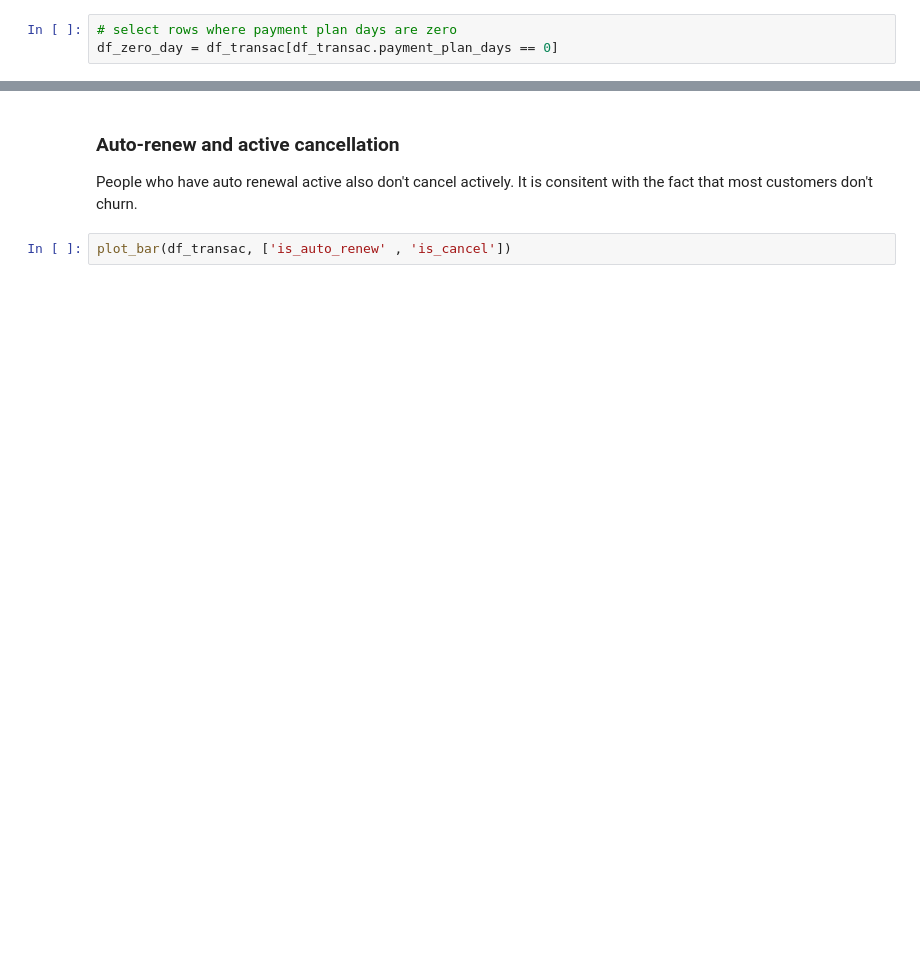
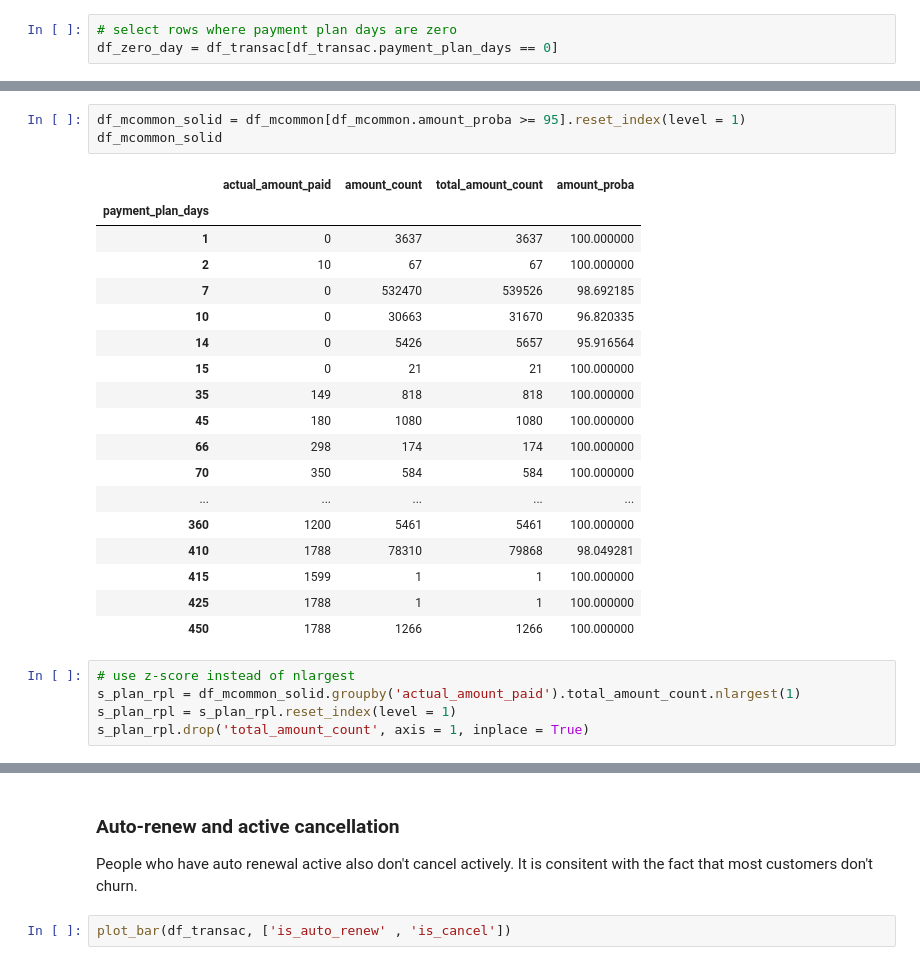
Before and after one commit to cedricherman/Churn_Prediction_KKBOX, a Jupyter notebook: notebooks/KKBOX_Data_Exploration_Transactions.ipynb, the cells around one changed output, grey strips where cells are left out. Cells and saved outputs as stored; diff of their text form; blank space fills up the shorter version.

```diff
--- a/notebooks/KKBOX_Data_Exploration_Transactions.ipynb
+++ b/notebooks/KKBOX_Data_Exploration_Transactions.ipynb
@@ -305,0 +404,27 @@ for user_name, user_df in df_GroupedUsers:
+# %%
+df_mcommon_solid = df_mcommon[df_mcommon.amount_proba >= 95].reset_index(level = 1)
+df_mcommon_solid
+# %% [output]
+|  | actual_amount_paid | amount_count | total_amount_count | amount_proba |
+| payment_plan_days |  |  |  |  |
+| 1 | 0 | 3637 | 3637 | 100.000000 |
+| 2 | 10 | 67 | 67 | 100.000000 |
+| 7 | 0 | 532470 | 539526 | 98.692185 |
+| 10 | 0 | 30663 | 31670 | 96.820335 |
+| 14 | 0 | 5426 | 5657 | 95.916564 |
+| 15 | 0 | 21 | 21 | 100.000000 |
+| 35 | 149 | 818 | 818 | 100.000000 |
+| 45 | 180 | 1080 | 1080 | 100.000000 |
+| 66 | 298 | 174 | 174 | 100.000000 |
+| 70 | 350 | 584 | 584 | 100.000000 |
+| ... | ... | ... | ... | ... |
+| 360 | 1200 | 5461 | 5461 | 100.000000 |
+| 410 | 1788 | 78310 | 79868 | 98.049281 |
+| 415 | 1599 | 1 | 1 | 100.000000 |
+| 425 | 1788 | 1 | 1 | 100.000000 |
+| 450 | 1788 | 1266 | 1266 | 100.000000 |
+# %%
+# use z-score instead of nlargest
+s_plan_rpl = df_mcommon_solid.groupby('actual_amount_paid').total_amount_count.nlargest(1)
+s_plan_rpl = s_plan_rpl.reset_index(level = 1)
+s_plan_rpl.drop('total_amount_count', axis = 1, inplace = True)
```
Also changed, not shown: parts of 85 cells of this notebook, 2 other files.
